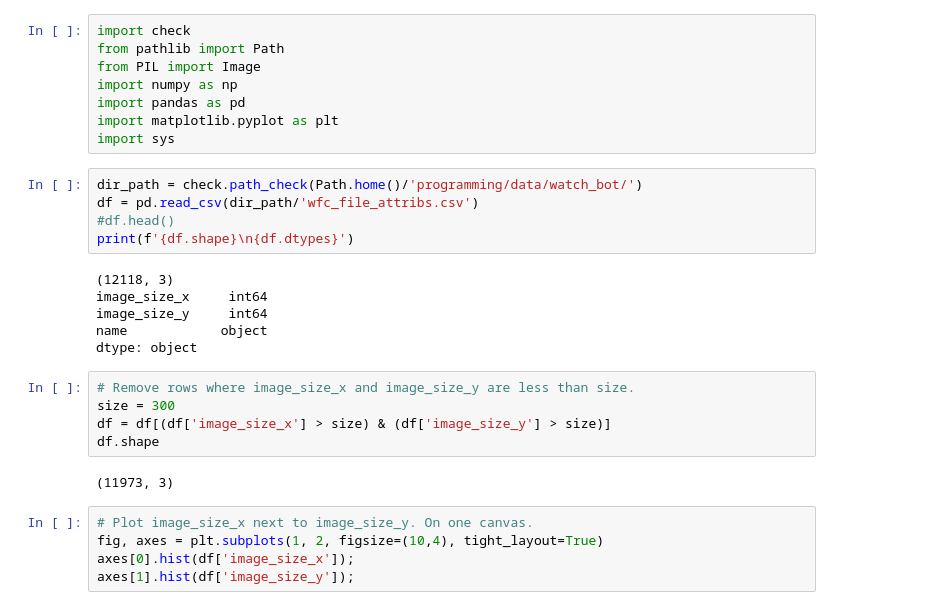
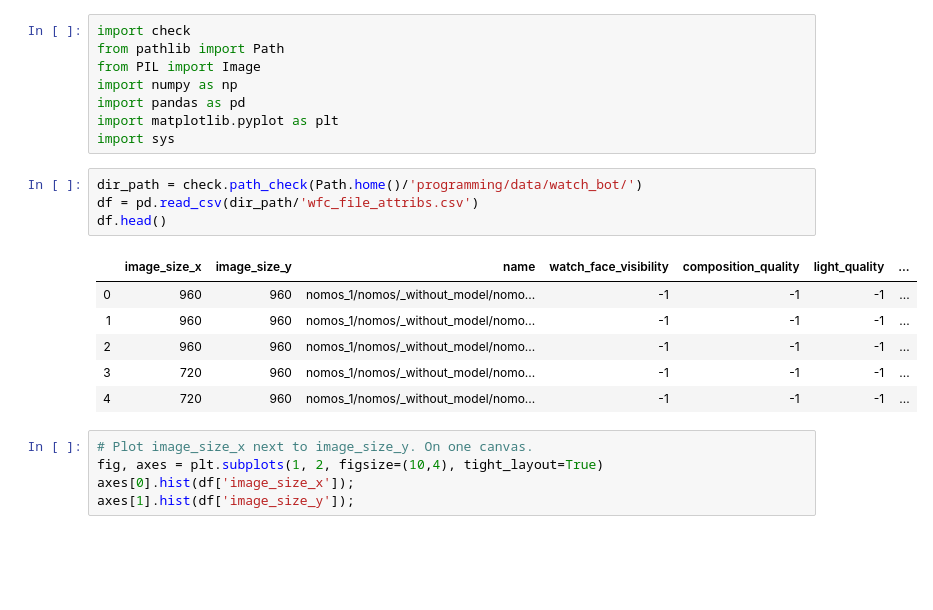
Before and after one commit to neronicolo/watch_bot, a Jupyter notebook: wfc_look_at_the_data.ipynb, the cells around one changed output. Saved outputs shown, nothing was run; the diff lists cells and outputs as text; blank space fills up the shorter version.

```diff
--- a/wfc_look_at_the_data.ipynb
+++ b/wfc_look_at_the_data.ipynb
@@ -14,21 +14,14 @@ import sys
 # %%
 dir_path = check.path_check(Path.home()/'programming/data/watch_bot/')
 df = pd.read_csv(dir_path/'wfc_file_attribs.csv')
-#df.head()
-print(f'{df.shape}\n{df.dtypes}')
+df.head()
 # %% [output]
-(12118, 3)
-image_size_x     int64
-image_size_y     int64
-name            object
-dtype: object
+|  | image_size_x | image_size_y | name | watch_face_visibility | composition_quality | light_quality | ... |
+| 0 | 960 | 960 | nomos_1/nomos/_without_model/nomo... | -1 | -1 | -1 | ... |
+| 1 | 960 | 960 | nomos_1/nomos/_without_model/nomo... | -1 | -1 | -1 | ... |
+| 2 | 960 | 960 | nomos_1/nomos/_without_model/nomo... | -1 | -1 | -1 | ... |
+| 3 | 720 | 960 | nomos_1/nomos/_without_model/nomo... | -1 | -1 | -1 | ... |
+| 4 | 720 | 960 | nomos_1/nomos/_without_model/nomo... | -1 | -1 | -1 | ... |
-# %%
-# Remove rows where image_size_x and image_size_y are less than size.
-size = 300
-df = df[(df['image_size_x'] > size) & (df['image_size_y'] > size)]
-df.shape
-# %% [output]
-(11973, 3)
 # %%
 # Plot image_size_x next to image_size_y. On one canvas.
 fig, axes = plt.subplots(1, 2, figsize=(10,4), tight_layout=True)
```
Also changed, not shown: parts of 1 cell of this notebook.
